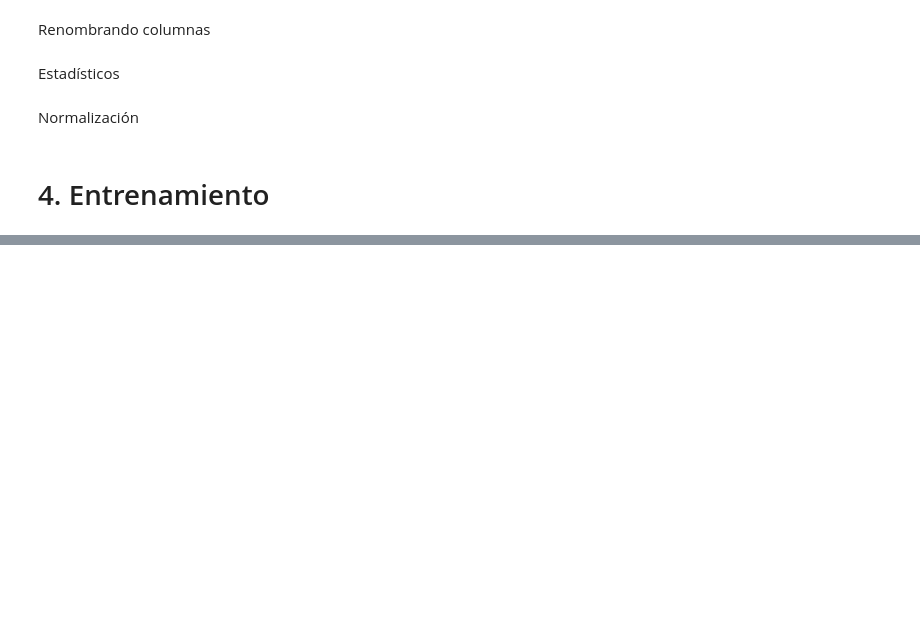
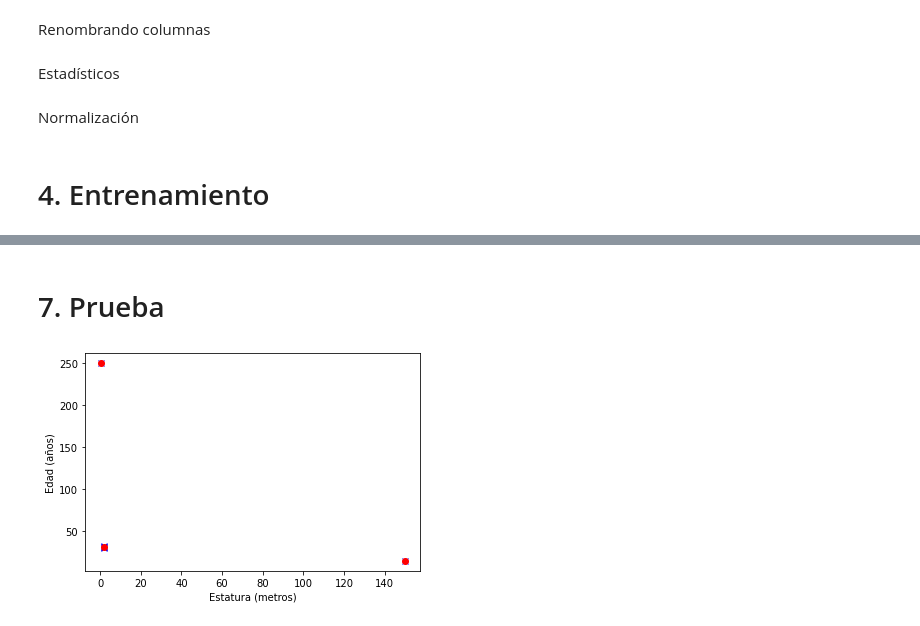
Before and after one commit to josedalvik/datascience_stlearning2_practica2, a Jupyter notebook: Deteccion_anomalias.ipynb, the cells around one changed output, grey strips where cells are left out. Drawn from its saved outputs; the diff is of its cells as text; code cells hidden in the pictures; blank space fills up the shorter version.

```diff
--- a/Deteccion_anomalias.ipynb
+++ b/Deteccion_anomalias.ipynb
@@ -89,0 +102,10 @@ fscore, ep = selectThresholdByCV(p_cv, f)
+# %%
+# Y = 0
+pruebas_n_0 = valtest_normales_n[int(np.floor(len(valtest_normales_n)/2)):len(valtest_normales_n)]
+pruebas_0 = valtest_normales[int(np.floor(len(valtest_normales_n)/2)):len(valtest_normales_n)]
+# Y = 1
+pruebas_n_1 = valtest_anomalias_n[int(np.floor(len(valtest_anomalias_n)/2)):len(valtest_anomalias_n)]
+pruebas_1 = valtest_anomalias[int(np.floor(len(valtest_anomalias_n)/2)):len(valtest_anomalias_n)]
+# Uniendo
+pruebas_n = pd.concat([pruebas_n_0, pruebas_n_1])
+pruebas = pd.concat([pruebas_0, pruebas_1])
@@ -99,0 +128,13 @@ plt.show()
+# %% [markdown]
+# 7. Prueba
+# %%
+p_pr = multivariateGaussian(pruebas_n, mu, sigma)
+outliers = np.asarray(np.where(p_pr < ep))[0]
+plt.figure()
+plt.xlabel("Estatura (metros)")
+plt.ylabel("Edad (años)")
+plt.plot(pruebas.iloc[:,0], pruebas.iloc[:,1], "bx")
+plt.plot(pruebas.iloc[outliers,0], pruebas.iloc[outliers,1], "ro")
+plt.show()
+# %% [output]
+[figure, added]
```
Also changed, not shown: parts of 14 cells of this notebook, 1 other file.
